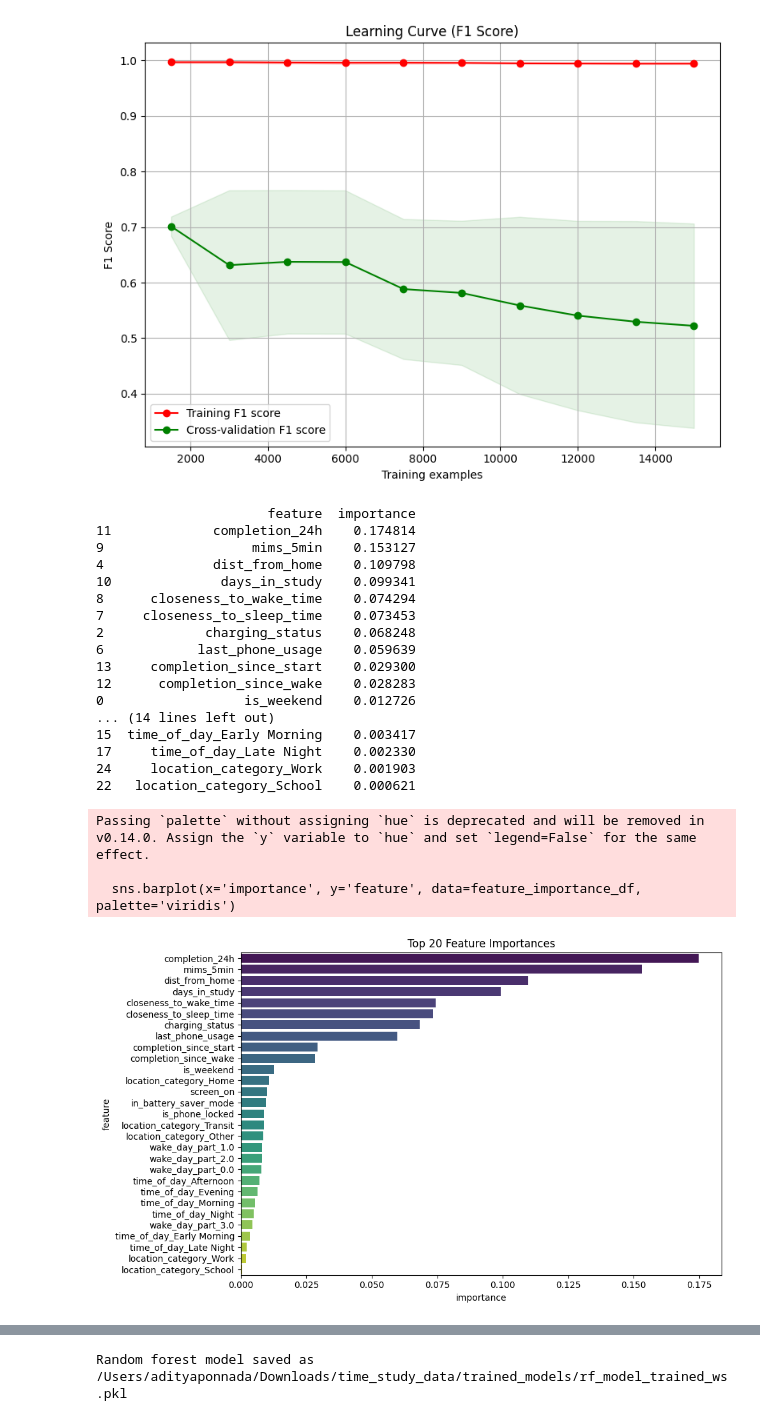
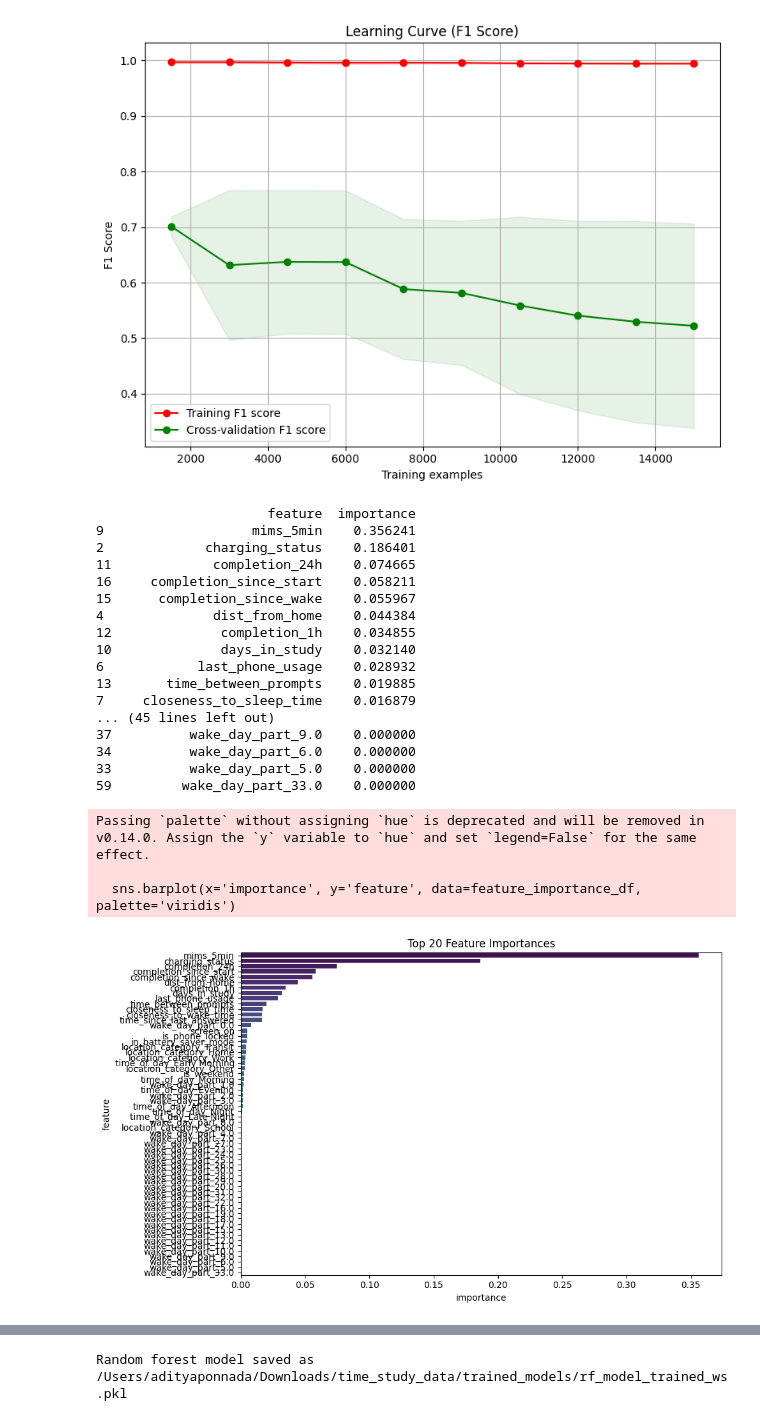
Before and after one commit to adityaponnada/real_time_prompting, a Jupyter notebook: general_model_within_user_SMOTE.ipynb, the cells around one changed output, grey strips where cells are left out. Cells and saved outputs as stored; diff of their text form; code cells hidden in the pictures.

Commit message:
Rerun hybrid model with new features

```diff
--- a/general_model_within_user_SMOTE.ipynb
+++ b/general_model_within_user_SMOTE.ipynb
@@ -515,40 +515,40 @@ plot_learning_curve(best_rf_model_manual, X_train_resampled, y_train_resampled)
 [figure]
 # %%
 # Check which features are contributing most to the new model
-importances = best_rf_model_manual.feature_importances_
+importances = rf_model.feature_importances_
 feature_names = X_train_resampled.columns if hasattr(X_train_resampled, 'columns') else [f'feature_{i}' for i in range(len(importances))]
 feature_importance_df = pd.DataFrame({'feature': feature_names, 'importance': importances})
 feature_importance_df = feature_importance_df.sort_values(by='importance', ascending=False)
 print(feature_importance_df)
 
 # Optional: Plot the top 20 feature importances
 plt.figure(figsize=(10, 6))
 sns.barplot(x='importance', y='feature', data=feature_importance_df, palette='viridis')
 plt.title('Top 20 Feature Importances')
 plt.tight_layout()
 plt.show()
 # %% [output]
                       feature  importance
-11             completion_24h    0.174814
-9                   mims_5min    0.153127
-4              dist_from_home    0.109798
-10              days_in_study    0.099341
-8      closeness_to_wake_time    0.074294
-7     closeness_to_sleep_time    0.073453
-2             charging_status    0.068248
-6            last_phone_usage    0.059639
-13     completion_since_start    0.029300
-12      completion_since_wake    0.028283
-0                  is_weekend    0.012726
-... (14 lines left out)
-15  time_of_day_Early Morning    0.003417
-17     time_of_day_Late Night    0.002330
-24     location_category_Work    0.001903
-22   location_category_School    0.000621
+9                   mims_5min    0.356241
+2             charging_status    0.186401
+11             completion_24h    0.074665
+16     completion_since_start    0.058211
+15      completion_since_wake    0.055967
+4              dist_from_home    0.044384
+12              completion_1h    0.034855
+10              days_in_study    0.032140
+6            last_phone_usage    0.028932
+13       time_between_prompts    0.019885
+7     closeness_to_sleep_time    0.016879
+... (45 lines left out)
+37          wake_day_part_9.0    0.000000
+34          wake_day_part_6.0    0.000000
+33          wake_day_part_5.0    0.000000
+59         wake_day_part_33.0    0.000000
 Passing `palette` without assigning `hue` is deprecated and will be removed in v0.14.0. Assign the `y` variable to `hue` and set `legend=False` for the same effect.
 
   sns.barplot(x='importance', y='feature', data=feature_importance_df, palette='viridis')
-[figure, old version]
+[figure, new version]
 # %%
 def leave_one_participant_out_cv_rf_smote(raw_feature_df_scaled, label_col='outcome', group_col='participant_id', window_frac=0.1, random_state=42):
     """
```
Also changed, not shown: parts of 11 cells of this notebook.
